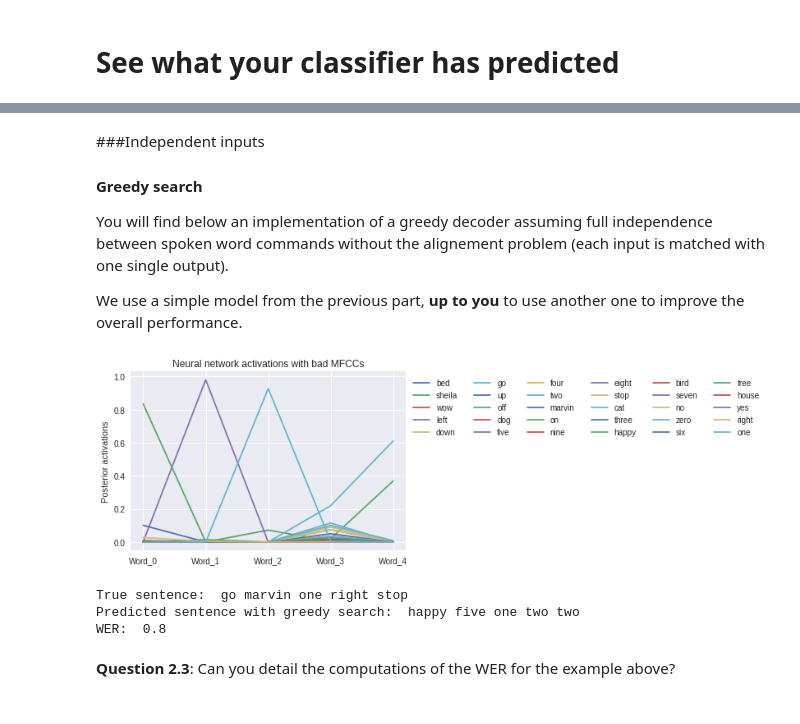
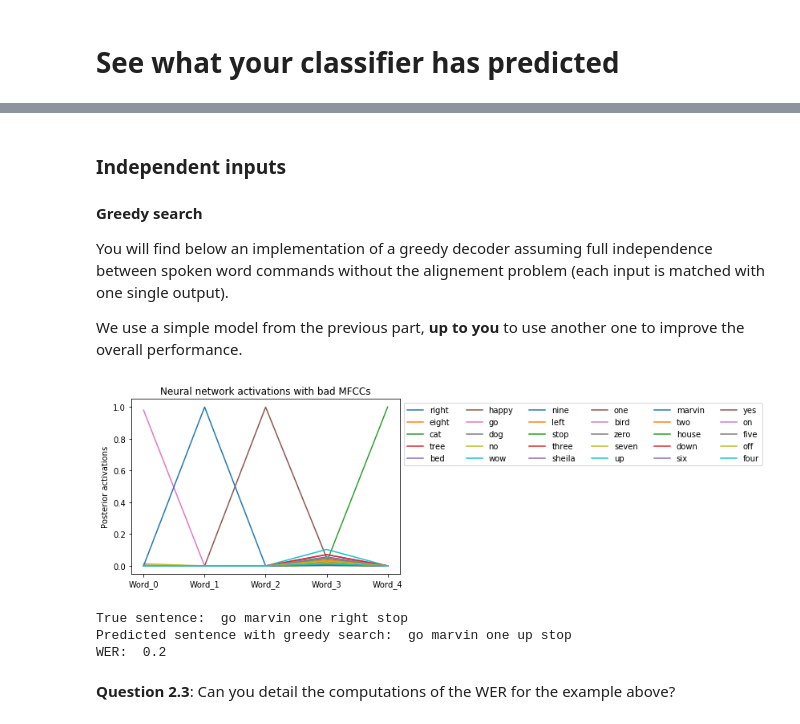
Before and after one commit to ClementAcher/MVA_NLP, a Jupyter notebook: TP1/speech_commands_mva_2019_py3.ipynb, the cells around one changed output, grey strips where cells are left out. Drawn from its saved outputs; the diff is of its cells as text; code cells hidden in the pictures.

```diff
--- a/TP1/speech_commands_mva_2019_py3.ipynb
+++ b/TP1/speech_commands_mva_2019_py3.ipynb
@@ -121,14 +187,14 @@ Load the data. In this practical work, you are expected to train your models on
 ## Loading data
 # label_set = ['no', 'yes', 'up', 'right', 'down', 'left', 'one', 'on', 'off', 'stop', 'go']
 
-path_to_wav = '/content/speech_commands/'
+path_to_wav = './speech_commands/'
 directories_speech_commands = os.listdir(path_to_wav)
 directories_speech_commands = [x for x in directories_speech_commands if os.path.isdir(os.path.join(path_to_wav,x))]
 directories_speech_commands = [x for x in directories_speech_commands if x != '_background_noise_']
 directories_speech_commands
 label_set = directories_speech_commands
-nb_ex_per_class = 300 # To have balance classes for the NN/Logistic Regression
+nb_ex_per_class = 2500 # To have balance classes for the NN/Logistic Regression
 # Valid set
-valid_list = txt2list('/content/speech_commands/validation_list.txt')
+valid_list = txt2list('./speech_commands/validation_list.txt')
 # Test set
-test_list = txt2list('/content/speech_commands/testing_list.txt')
+test_list = txt2list('./speech_commands/testing_list.txt')
@@ -158,11 +266,11 @@ for root, dirs, files in os.walk("speech_commands"):
             label = label_set.index(command)
         full_name = os.path.join(root, filename)
         partial_path = '/'.join([command, filename])
-        if partial_path in valid_list and len(valid_labels) < 1000:
+        if partial_path in valid_list:
             fs, waveform = wav.read(full_name)
             valid_wavs.append(waveform)
             valid_labels.append(label)
-        elif partial_path in test_list and len(test_labels) < 1000:
+        elif partial_path in test_list:
             fs, waveform = wav.read(full_name)
             test_wavs.append(waveform)
             test_labels.append(label)
@@ -204,2 +330,4 @@ framerate = 16000
 # %% [markdown]
 # Mel-filterbanks function
+# %%
+N_FEATURES = 13
@@ -437,6 +893,6 @@ test_sequence_list. 100%[===================>]  74.45K  --.-KB/s    in 0.01s
 [interactive output not drawn]
 # %% [markdown]
-###Independent inputs
+### Independent inputs
 #### Greedy search
 
 You will find below an implementation of a greedy decoder assuming full independence between spoken word commands without the alignement problem (each input is matched with one single output).
@@ -445,33 +901,42 @@ We use a simple model from the previous part, **up to you** to use another one t
 # %%
 example_sequence = train_sequence_list[10]
 
-posteriors_neural_mfcc = np.array(generate_posteriors_from_list_sequence(example_sequence, neural_net.predict_proba, mfcc))
+posteriors_neural_mfcc = np.array(
+    generate_posteriors_from_list_sequence(example_sequence,
+                                           neural_net.predict_proba, mfcc, feature_normalizer))
 
-
-list_plots = plt.plot(['Word_'+str(el) for el in range(posteriors_neural_mfcc.shape[0])],posteriors_neural_mfcc)
-plt.legend(list_plots, label_set, loc="upper left", bbox_to_anchor=(1,1), ncol=6)
+list_plots = plt.plot(
+    ['Word_' + str(el) for el in range(posteriors_neural_mfcc.shape[0])],
+    posteriors_neural_mfcc)
+plt.legend(
+    list_plots, label_set, loc="upper left", bbox_to_anchor=(1, 1), ncol=6)
 plt.ylabel('Posterior activations')
 plt.title('Neural network activations with bad MFCCs')
 plt.show()
 
 
 def greedy_decoder(data):
-  predicted_sequence = [np.argmax(s) for s in data]
-  predicted_sequence = [label_set[el] for el in predicted_sequence]
-  return predicted_sequence
+    predicted_sequence = [np.argmax(s) for s in data]
+    predicted_sequence = [label_set[el] for el in predicted_sequence]
+    return predicted_sequence
+
 
 def sequence_format_to_text(sentence):
-  return [el[0] for el in sentence[1:]]
+    return [el[0] for el in sentence[1:]]
+
 
 predicted_sequence = greedy_decoder(posteriors_neural_mfcc)
 print('True sentence: ', ' '.join(sequence_format_to_text(example_sequence)))
 print('Predicted sentence with greedy search: ', ' '.join(predicted_sequence))
-print('WER: ',jiwer.wer(' '.join(sequence_format_to_text(example_sequence)),' '.join(predicted_sequence)))
+print(
+    'WER: ',
+    jiwer.wer(' '.join(sequence_format_to_text(example_sequence)),
+              ' '.join(predicted_sequence)))
 # %% [output]
-[figure, old version]
+[figure, new version]
 True sentence:  go marvin one right stop
-Predicted sentence with greedy search:  happy five one two two
-WER:  0.8
+Predicted sentence with greedy search:  go marvin one up stop
+WER:  0.2
 # %% [markdown]
 **Question 2.3**: Can you detail the computations of the WER for the example above?
 # %%
```
Also changed, not shown: parts of 46 cells of this notebook, 4 other files.
